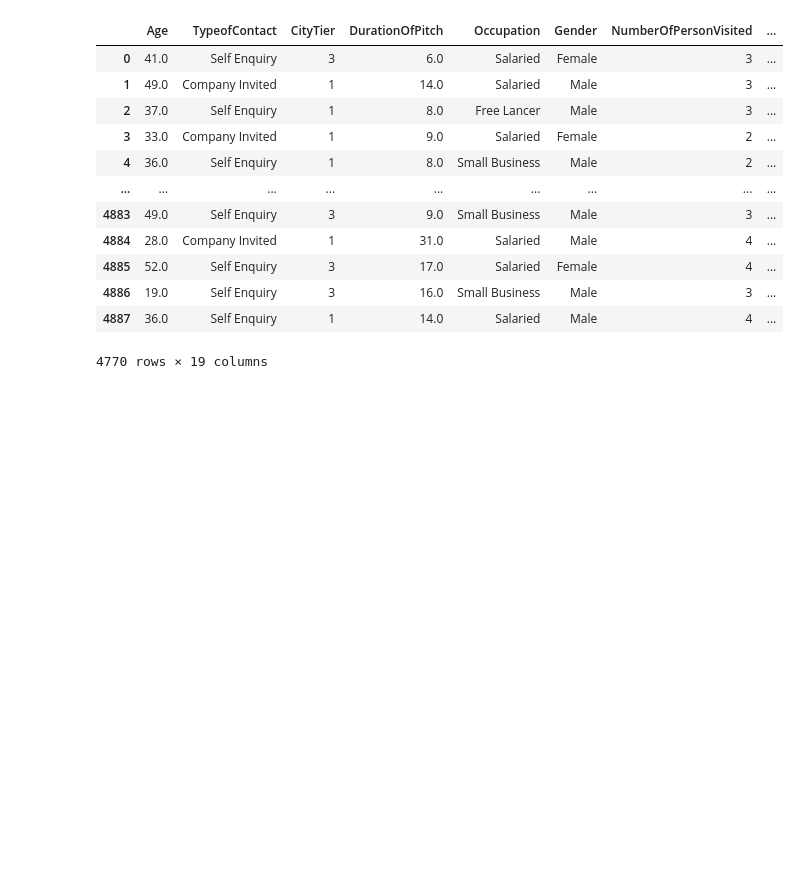
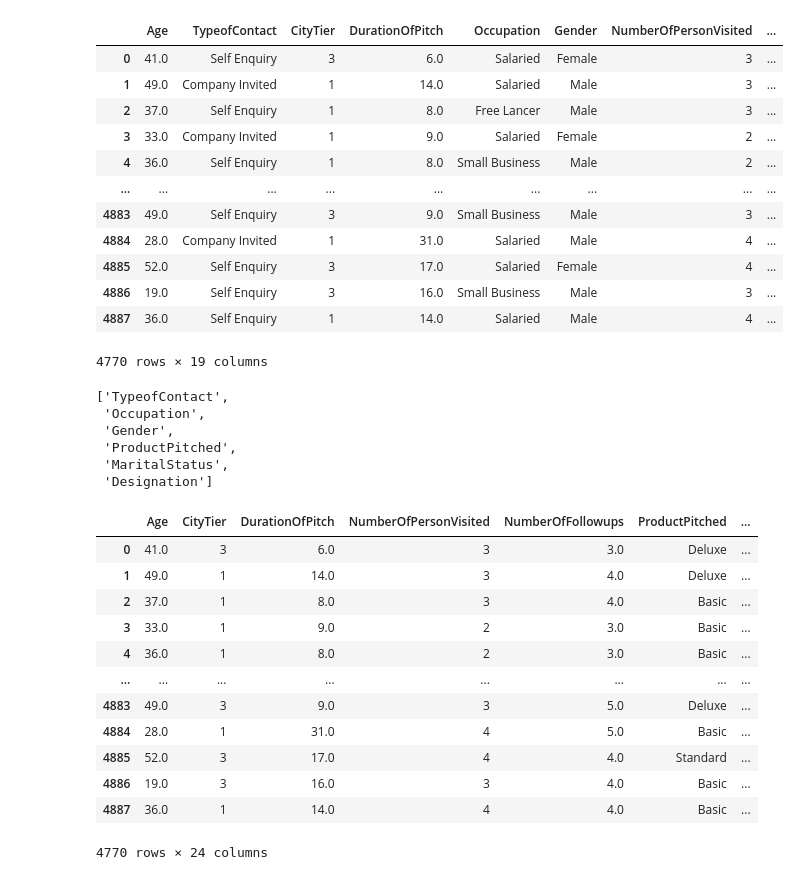
Before and after one commit to SHIVRAJSHINDE/Eda-FeatureEngineering, a Jupyter notebook: EDA/HolidaysPackage/Untitled3.ipynb, the cells around one changed output. Drawn from its saved outputs; the diff is of its cells as text; code cells hidden in the pictures; blank space fills up the shorter version.

```diff
--- a/EDA/HolidaysPackage/Untitled3.ipynb
+++ b/EDA/HolidaysPackage/Untitled3.ipynb
@@ -510,3 +510,32 @@ data
 | 4886 | 19.0 | Self Enquiry | 3 | 16.0 | Small Business | Male | 3 | ... |
 | 4887 | 36.0 | Self Enquiry | 1 | 14.0 | Salaried | Male | 4 | ... |
 4770 rows × 19 columns
+# %%
+catFeature = [feature for feature in data.columns if data[feature].dtype == 'O']
+numFeature = [feature for feature in data.columns if data[feature].dtype != 'O']
+# %% [output]
+['TypeofContact',
+ 'Occupation',
+ 'Gender',
+ 'ProductPitched',
+ 'MaritalStatus',
+ 'Designation']
+# %%
+one_hot_encoded_data = pd.get_dummies(data, columns =
+                                      ['TypeofContact','Occupation','Gender','MaritalStatus',],drop_first=True)
+
+one_hot_encoded_data
+# %% [output]
+|  | Age | CityTier | DurationOfPitch | NumberOfPersonVisited | NumberOfFollowups | ProductPitched | ... |
+| 0 | 41.0 | 3 | 6.0 | 3 | 3.0 | Deluxe | ... |
+| 1 | 49.0 | 1 | 14.0 | 3 | 4.0 | Deluxe | ... |
+| 2 | 37.0 | 1 | 8.0 | 3 | 4.0 | Basic | ... |
+| 3 | 33.0 | 1 | 9.0 | 2 | 3.0 | Basic | ... |
+| 4 | 36.0 | 1 | 8.0 | 2 | 3.0 | Basic | ... |
+| ... | ... | ... | ... | ... | ... | ... | ... |
+| 4883 | 49.0 | 3 | 9.0 | 3 | 5.0 | Deluxe | ... |
+| 4884 | 28.0 | 1 | 31.0 | 4 | 5.0 | Basic | ... |
+| 4885 | 52.0 | 3 | 17.0 | 4 | 4.0 | Standard | ... |
+| 4886 | 19.0 | 3 | 16.0 | 3 | 4.0 | Basic | ... |
+| 4887 | 36.0 | 1 | 14.0 | 4 | 4.0 | Basic | ... |
+4770 rows × 24 columns
```
Also changed, not shown: parts of 3 cells of this notebook.
